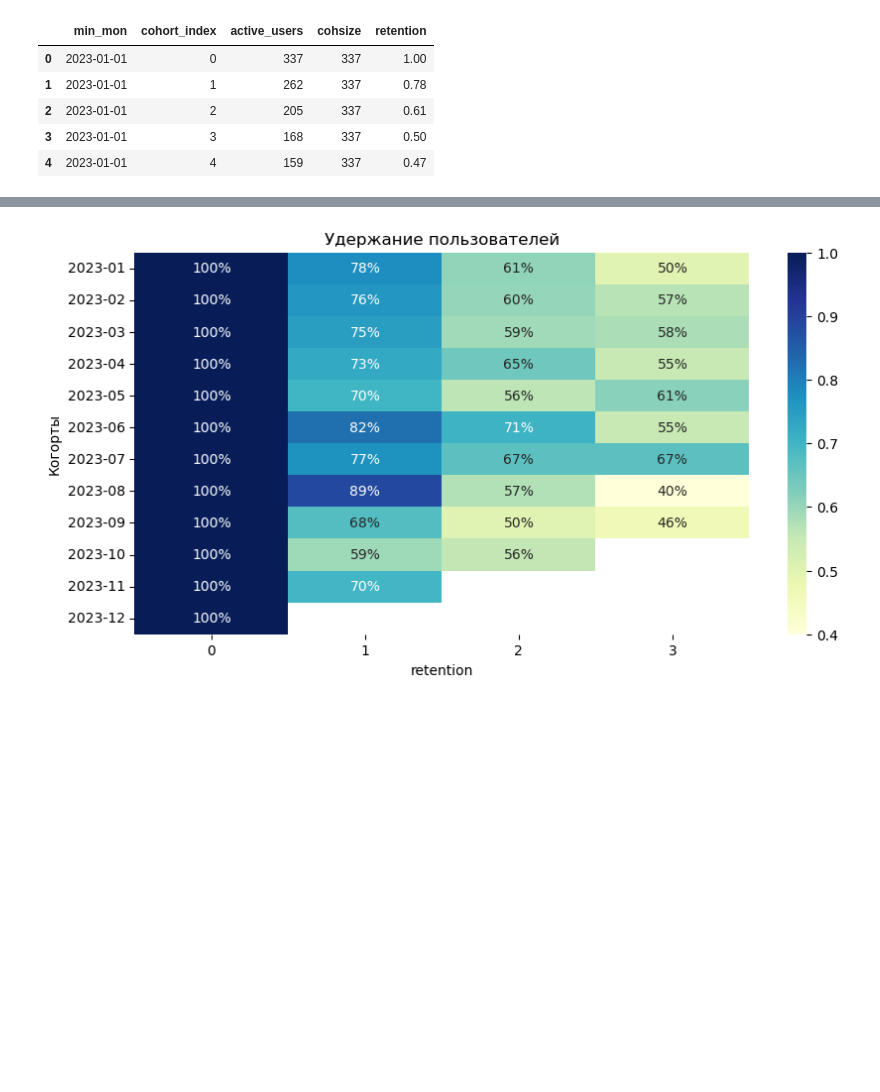
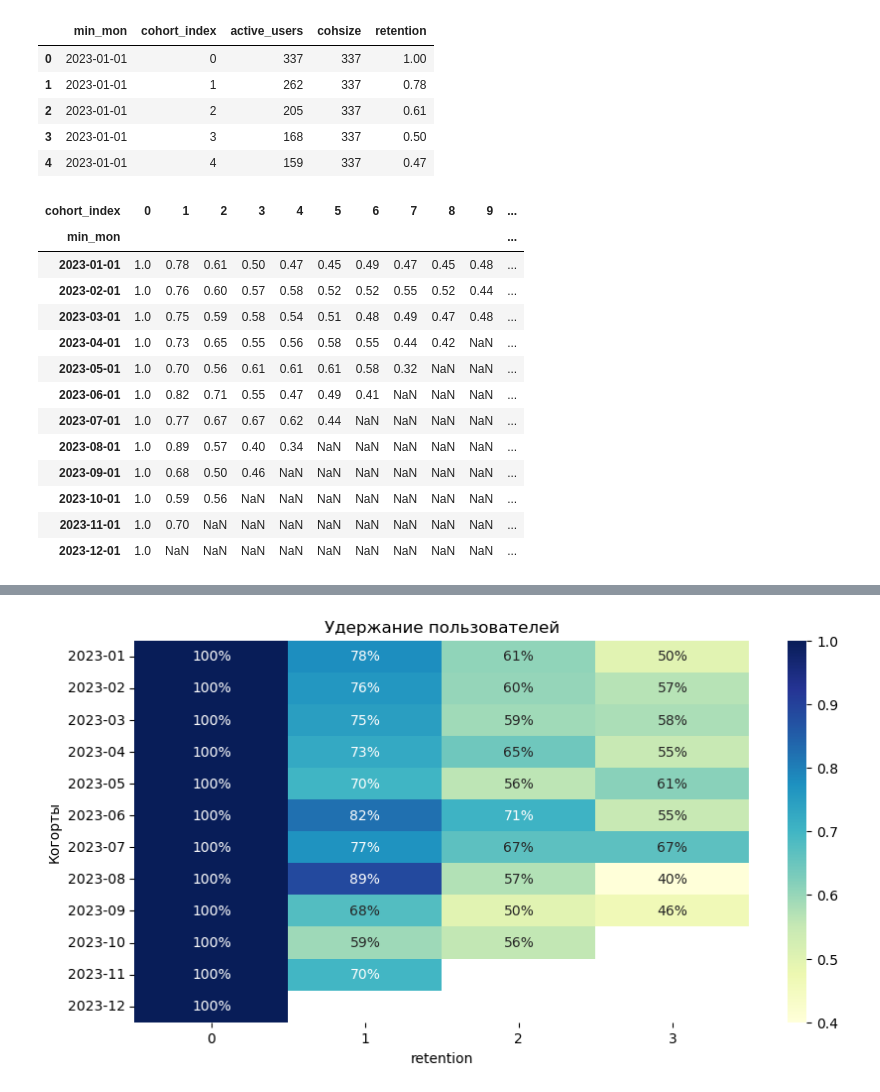
Before and after one commit to irek-ishtimirov-data-analyst/fitness-business-analytics-python, a Jupyter notebook: 05_Fitness_User_Segmentation_and_Cohort_Analysis.ipynb, the cells around one changed output, grey strips where cells are left out. Cells and saved outputs as stored; diff of their text form; code cells hidden in the pictures; blank space fills up the shorter version.

```diff
--- a/05_Fitness_User_Segmentation_and_Cohort_Analysis.ipynb
+++ b/05_Fitness_User_Segmentation_and_Cohort_Analysis.ipynb
@@ -371,5 +390,21 @@ cohort_data.head().round(2)
 | 4 | 2023-01-01 | 4 | 159 | 337 | 0.47 |
 # %%
 retention_table = pd.pivot_table(cohort_data, index = 'min_mon', columns = 'cohort_index', values = 'retention')
+retention_table.round(2)
+# %% [output]
+| cohort_index | 0 | 1 | 2 | 3 | 4 | 5 | 6 | 7 | 8 | 9 | ... |
+| min_mon |  |  |  |  |  |  |  |  |  |  | ... |
+| 2023-01-01 | 1.0 | 0.78 | 0.61 | 0.50 | 0.47 | 0.45 | 0.49 | 0.47 | 0.45 | 0.48 | ... |
+| 2023-02-01 | 1.0 | 0.76 | 0.60 | 0.57 | 0.58 | 0.52 | 0.52 | 0.55 | 0.52 | 0.44 | ... |
+| 2023-03-01 | 1.0 | 0.75 | 0.59 | 0.58 | 0.54 | 0.51 | 0.48 | 0.49 | 0.47 | 0.48 | ... |
+| 2023-04-01 | 1.0 | 0.73 | 0.65 | 0.55 | 0.56 | 0.58 | 0.55 | 0.44 | 0.42 | NaN | ... |
+| 2023-05-01 | 1.0 | 0.70 | 0.56 | 0.61 | 0.61 | 0.61 | 0.58 | 0.32 | NaN | NaN | ... |
+| 2023-06-01 | 1.0 | 0.82 | 0.71 | 0.55 | 0.47 | 0.49 | 0.41 | NaN | NaN | NaN | ... |
+| 2023-07-01 | 1.0 | 0.77 | 0.67 | 0.67 | 0.62 | 0.44 | NaN | NaN | NaN | NaN | ... |
+| 2023-08-01 | 1.0 | 0.89 | 0.57 | 0.40 | 0.34 | NaN | NaN | NaN | NaN | NaN | ... |
+| 2023-09-01 | 1.0 | 0.68 | 0.50 | 0.46 | NaN | NaN | NaN | NaN | NaN | NaN | ... |
+| 2023-10-01 | 1.0 | 0.59 | 0.56 | NaN | NaN | NaN | NaN | NaN | NaN | NaN | ... |
+| 2023-11-01 | 1.0 | 0.70 | NaN | NaN | NaN | NaN | NaN | NaN | NaN | NaN | ... |
+| 2023-12-01 | 1.0 | NaN | NaN | NaN | NaN | NaN | NaN | NaN | NaN | NaN | ... |
 # %%
 retention_table.index = retention_table.index.strftime('%Y-%m')
```
Also changed, not shown: parts of 19 cells of this notebook.
